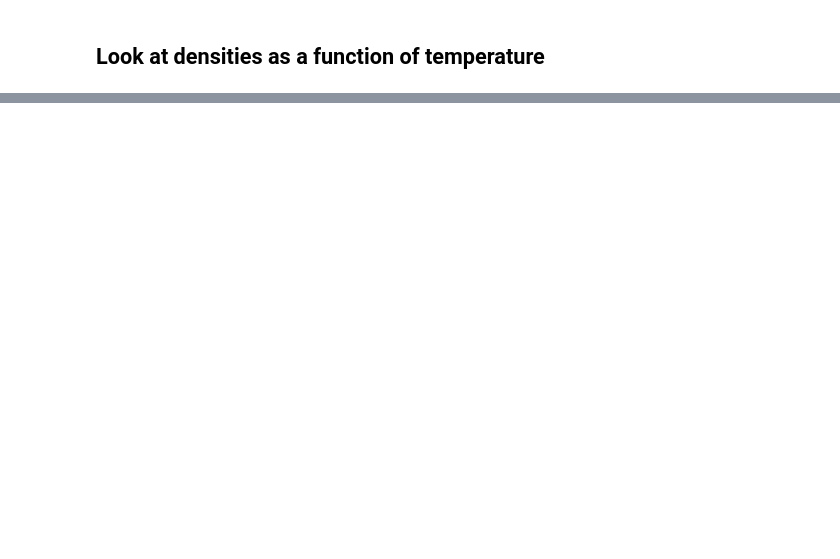
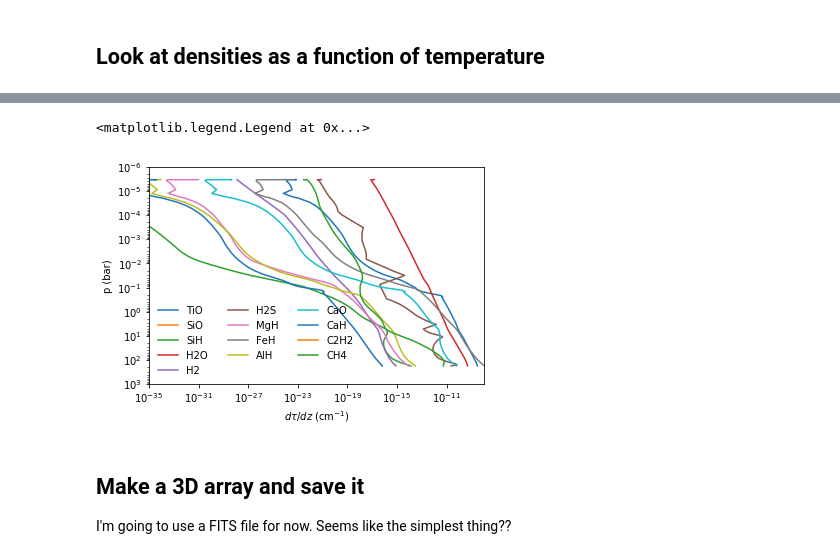
Before and after one commit to eblur/cloudacademyMap, a Jupyter notebook: notebooks/test_gas_opac.ipynb, the cells around one changed output, grey strips where cells are left out. Drawn from its saved outputs; the diff is of its cells as text; code cells hidden in the pictures; blank space fills up the shorter version.

```diff
--- a/notebooks/test_gas_opac.ipynb
+++ b/notebooks/test_gas_opac.ipynb
@@ -191,0 +243,4 @@ test_T0 = demo.Extract_opacity(np.array([gases[0]]), P, T0, wavel, opacity_treat
+# %%
+%%time
+opacity_treatment = 'Log-avg'
+test = demo.Extract_opacity_PTpairs(np.array(gases), thermo['p'], thermo['T'], wavel, opacity_treatment)
@@ -191,0 +275,34 @@ test_T0 = demo.Extract_opacity(np.array([gases[0]]), P, T0, wavel, opacity_treat
+# %%
+def calc_dtau_dz(gas, opac_dict):
+    n_z = thermo['n_' + gas.upper()]
+    sigma = opac_dict[gas]
+
+    NP  = len(n_z) # number of vertical data points
+    NWL = len(sigma[0,:]) # number of wavelengths
+
+    result = np.zeros(shape=(NP, NWL))
+    for i in range(NP):
+        result[i,:] = n_z[i] * sigma[i,:] # cm^-1
+    return result
+# %%
+dtau_dz = dict()
+for g in gases:
+    dtau_dz[g] = calc_dtau_dz(g, test)
+# %%
+iw = 10
+p = thermo['p'] * u.dyne / u.cm**2
+for g in gases:
+    plt.plot(dtau_dz[g][:,iw], p.to(u.bar), label=g)
+plt.loglog()
+plt.ylim(1.e3, 1.e-6)
+plt.xlim(1.e-35, 1.e-8)
+plt.xlabel(r'$d\tau/dz$ (cm$^{-1}$)')
+plt.ylabel('p (bar)')
+plt.legend(loc='lower left', frameon=False, ncol=3)
+# %% [output]
+<matplotlib.legend.Legend at 0x...>
+[figure, added]
+# %% [markdown]
+## Make a 3D array and save it
+
+I'm going to use a FITS file for now. Seems like the simplest thing??
```
Also changed, not shown: parts of 21 cells of this notebook.
